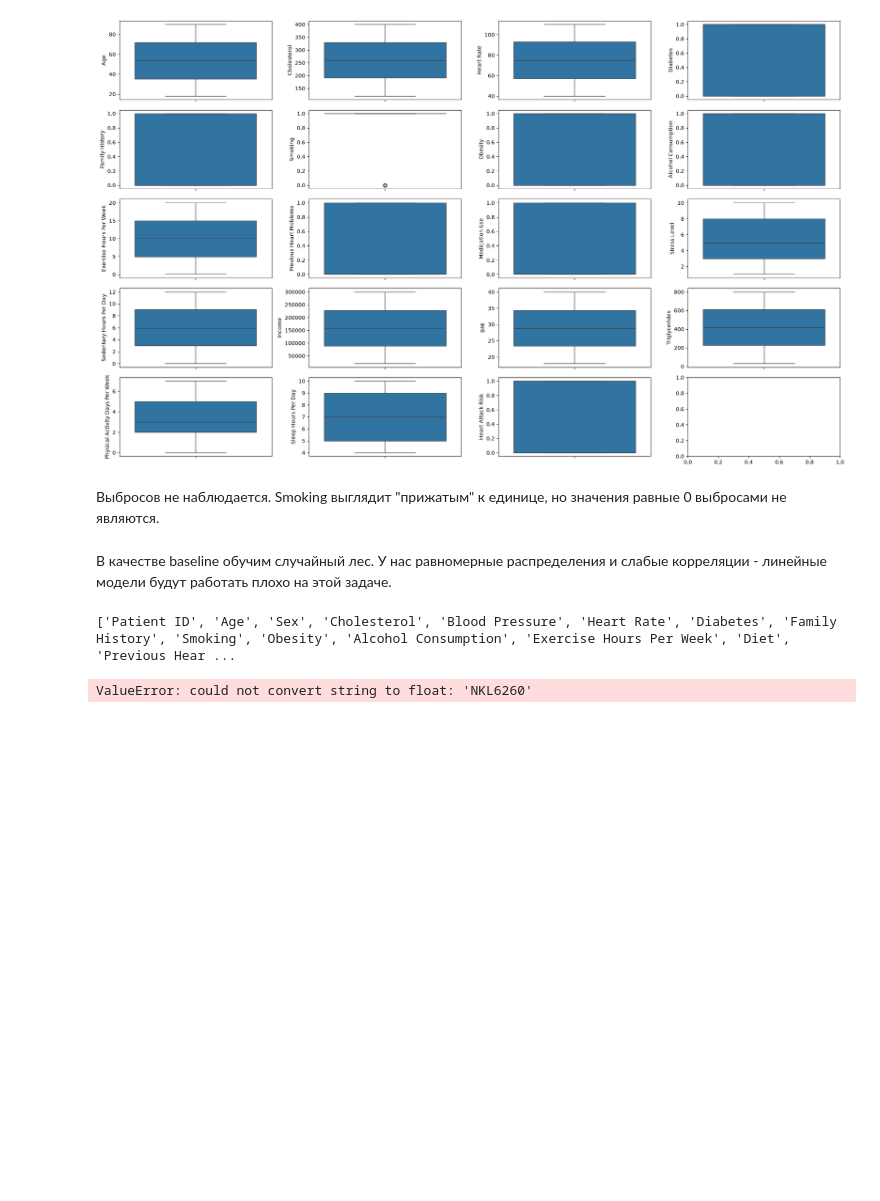
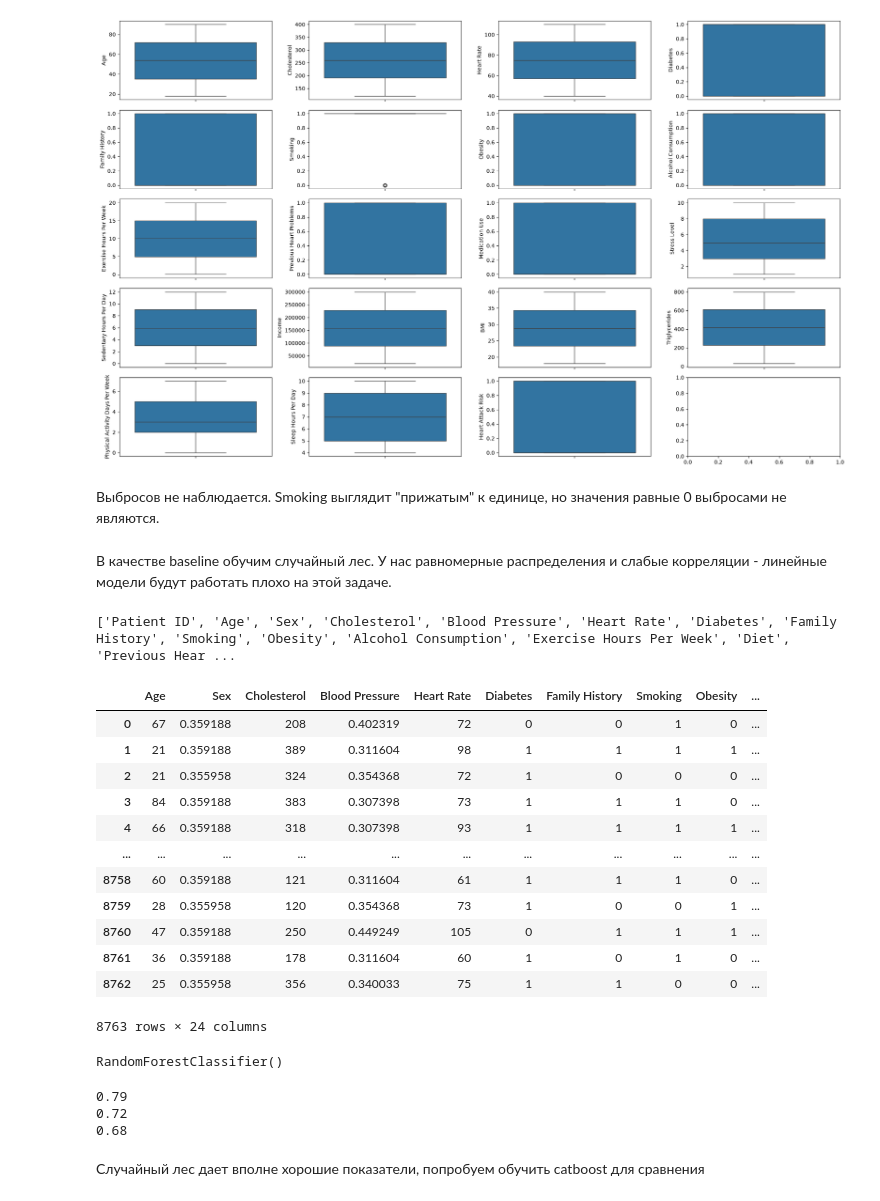
Before and after one commit to Podckast/ML_DL_projects, a Jupyter notebook: lab2.ipynb, the cells around one changed output. Saved outputs shown, nothing was run; the diff lists cells and outputs as text; code cells hidden in the pictures; blank space fills up the shorter version.

```diff
--- a/lab2.ipynb
+++ b/lab2.ipynb
@@ -114,18 +113,42 @@ plt.show()
 print(df.columns.tolist())
 # %% [output]
 ['Patient ID', 'Age', 'Sex', 'Cholesterol', 'Blood Pressure', 'Heart Rate', 'Diabetes', 'Family History', 'Smoking', 'Obesity', 'Alcohol Consumption', 'Exercise Hours Per Week', 'Diet', 'Previous Hear ...
+# %%
+import category_encoders as ce
+
+encoder = ce.TargetEncoder(cols=['Sex', 'Diet', 'Country', 'Continent', 'Hemisphere', 'Blood Pressure'])
+
+df = df.dropna()
+
+X = df.drop(columns = ['Heart Attack Risk', "Patient ID"])
+y = df['Heart Attack Risk']
+
+X = encoder.fit_transform(X,y)
+# %%
+X
+# %% [output]
+|  | Age | Sex | Cholesterol | Blood Pressure | Heart Rate | Diabetes | Family History | Smoking | Obesity | ... |
+| 0 | 67 | 0.359188 | 208 | 0.402319 | 72 | 0 | 0 | 1 | 0 | ... |
+| 1 | 21 | 0.359188 | 389 | 0.311604 | 98 | 1 | 1 | 1 | 1 | ... |
+| 2 | 21 | 0.355958 | 324 | 0.354368 | 72 | 1 | 0 | 0 | 0 | ... |
+| 3 | 84 | 0.359188 | 383 | 0.307398 | 73 | 1 | 1 | 1 | 0 | ... |
+| 4 | 66 | 0.359188 | 318 | 0.307398 | 93 | 1 | 1 | 1 | 1 | ... |
+| ... | ... | ... | ... | ... | ... | ... | ... | ... | ... | ... |
+| 8758 | 60 | 0.359188 | 121 | 0.311604 | 61 | 1 | 1 | 1 | 0 | ... |
+| 8759 | 28 | 0.355958 | 120 | 0.354368 | 73 | 1 | 0 | 0 | 1 | ... |
+| 8760 | 47 | 0.359188 | 250 | 0.449249 | 105 | 0 | 1 | 1 | 1 | ... |
+| 8761 | 36 | 0.359188 | 178 | 0.311604 | 60 | 1 | 0 | 1 | 0 | ... |
+| 8762 | 25 | 0.355958 | 356 | 0.340033 | 75 | 1 | 1 | 0 | 0 | ... |
+8763 rows × 24 columns
 # %%
 from sklearn.model_selection import train_test_split
 from sklearn.ensemble import RandomForestClassifier
 
-df = df.dropna()
 
-X = df.drop(columns = ['Heart Attack Risk'])
-y = df['Heart Attack Risk']
 
 X_train, X_test, y_train, y_test = train_test_split(X,y,train_size=0.7, random_state = 42)
 
 model = RandomForestClassifier(n_estimators=100)
 model.fit(X_train, y_train)
 # %% [output]
-ValueError: could not convert string to float: 'NKL6260'
+RandomForestClassifier()
@@ -131,0 +159,10 @@ ValueError: could not convert string to float: 'NKL6260'
+# %%
+print(round(accuracy_score(y_test, pred),2))
+print(round(precision_score(y_test, pred),2))
+print(round(recall_score(y_test, pred),2))
+# %% [output]
+0.79
+0.72
+0.68
+# %% [markdown]
+Случайный лес дает вполне хорошие показатели, попробуем обучить catboost для сравнения
```
Also changed, not shown: parts of 24 cells of this notebook.
